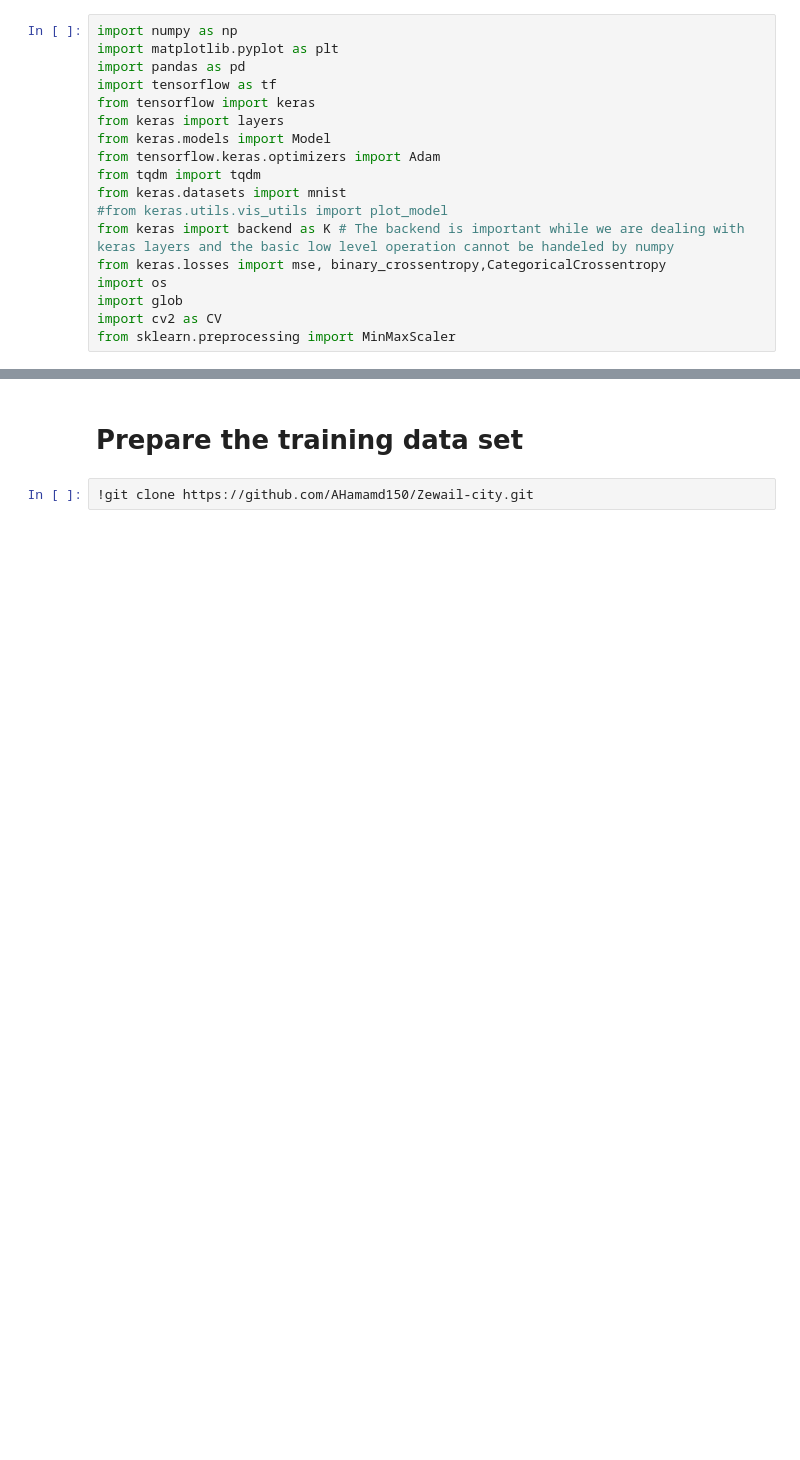
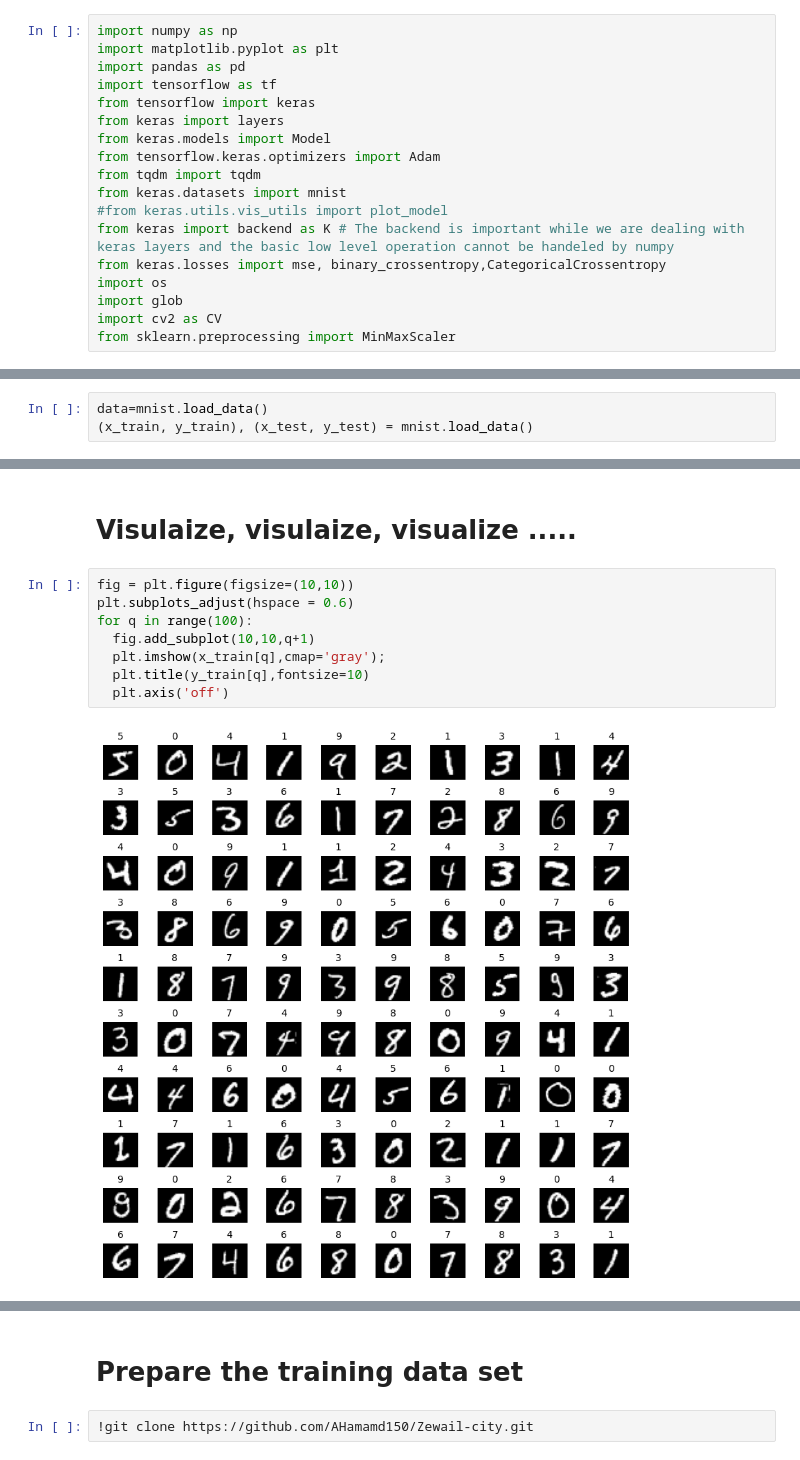
Before and after one commit to AHamamd150/ML_Course_BUE, a Jupyter notebook: BUE_2024/codes/Generate_AnimeFaces_VAE.ipynb, the cells around one changed output, grey strips where cells are left out. Drawn from its saved outputs; the diff is of its cells as text; blank space fills up the shorter version.

```diff
--- a/BUE_2024/codes/Generate_AnimeFaces_VAE.ipynb
+++ b/BUE_2024/codes/Generate_AnimeFaces_VAE.ipynb
@@ -20,0 +27,3 @@ from sklearn.preprocessing import MinMaxScaler
+# %%
+data=mnist.load_data()
+(x_train, y_train), (x_test, y_test) = mnist.load_data()
@@ -20,0 +33,12 @@ from sklearn.preprocessing import MinMaxScaler
+# %% [markdown]
+# Visulaize, visulaize, visualize .....
+# %%
+fig = plt.figure(figsize=(10,10))
+plt.subplots_adjust(hspace = 0.6)
+for q in range(100):
+  fig.add_subplot(10,10,q+1)
+  plt.imshow(x_train[q],cmap='gray');
+  plt.title(y_train[q],fontsize=10)
+  plt.axis('off')
+# %% [output]
+[figure, added]
```
Also changed, not shown: parts of 17 cells of this notebook.
